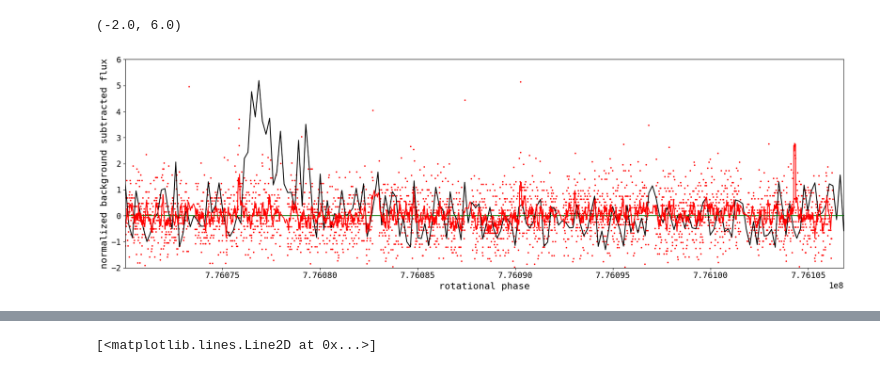
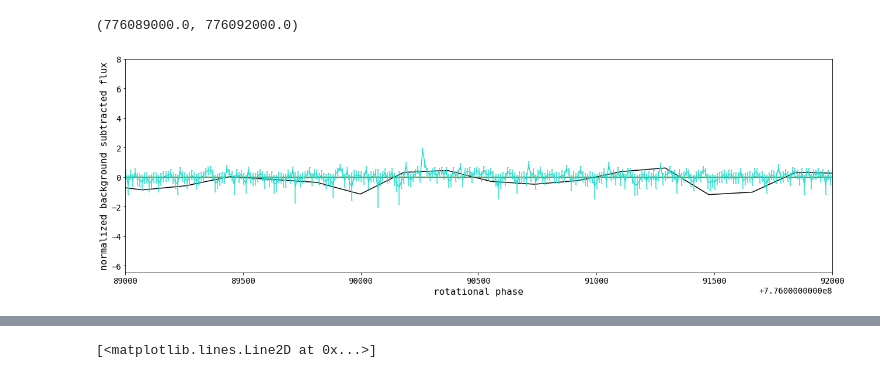
Before and after one commit to ekaterinailin/tic277, a Jupyter notebook: notebooks/look_at_data.ipynb, the cells around one changed output, grey strips where cells are left out. Drawn from its saved outputs; the diff is of its cells as text; code cells hidden in the pictures.

Commit message:
added more to gitignore, set up read module, added some tests

```diff
--- a/notebooks/look_at_data.ipynb
+++ b/notebooks/look_at_data.ipynb
@@ -321,40 +210,65 @@ Text(0.5, 0, 'rotational phase')
 # %%
-timeseries = pd.read_csv("../data/xmm/om/timeseries.csv")
+paths = [f"../data/xmm/om/P0901200101OMS00{n}TIMESR0000.FIT" for n in range(1,9)]
+timeseries = pd.DataFrame()
+
+for path in paths:
+    hdr = fits.open(path)[1]
+    time = hdr.data["TIME"]
+    rate = hdr.data["RATE"]
+    err = hdr.data["ERROR"]
+
 
 # fit a flare light curve to the data
 plt.figure(figsize=(18,6))
 
 # define phase but don't fold
 phase = binmids
 
 # without folding no conversion to DataFrame needed, just use flux
 # as is, subtract background and divide by dt
 flux = (hist-bg)/dt
 
 # plot the light curve
 plt.plot(phase, flux/np.median(flux)-1., c="k")
 
 # fit the flare light curve and plot
 params, pcov = optimize.curve_fit(aflare, phase, flux/np.median(flux)-1.,
                                                p0=[7.76075e8, .2, .3])
 plt.plot(phase, aflare(phase, *params), c="green")
 
-plt.scatter(timeseries.time, (timeseries.rate/np.median(timeseries.rate)-1)*3, c="red", s=3)
+for path in paths:
+    hdr = fits.open(path)[1]
+    time = hdr.data["TIME"]
+    rate = hdr.data["RATE"]
+    err = hdr.data["ERROR"]
+    df = pd.DataFrame({"time":time,
+                "rate":rate,
+                "err":err})
+    rolled = df.rolling(window=5, center=True).mean()
+    # plt.plot(rolled.time, (rolled.rate/np.nanmedian(rolled.rate)-1)*3., alpha=1)
 
-rolled = timeseries.rolling(window=10, center=True).mean()
+    plt.errorbar(time, (rate/np.nanmedian(rate)-1), yerr=err/rate, alpha=1, capsize=1)
 
-# print(np.nanmedian(rolled.rate))
-plt.plot(rolled.time, (rolled.rate/np.nanmedian(rolled.rate)-1)*3., c="r")
+# plt.scatter(timeseries.time, (timeseries.rate/np.median(timeseries.rate)-1)*3, c="red", s=3)
+
+# rolled = timeseries.rolling(window=10, center=True).mean()
+
+# # print(np.nanmedian(rolled.rate))
+# plt.plot(rolled.time, (rolled.rate/np.nanmedian(rolled.rate)-1)*3., c="r")
 
 # labels and limits and stuff
 plt.ylabel("normalized background subtracted flux")
 plt.xlabel("rotational phase")
 plt.xlim(phase[0],phase[-1])
-# plt.xlim(7.76075e+08, 7.76082e+08)
-plt.ylim(-2,6)
+
+# plt.xlim(7.76075e+08, 7.76083e+08) # xray flare
+# plt.xlim(7.76104e8, 7.76106e8) # outlier in the end
+plt.xlim(7.76089e8, 7.76092e8) # another flare
+
+# plt.ylim(-2,6)
 # %% [output]
-(-2.0, 6.0)
+(776089000.0, 776092000.0)
-[figure, old version]
+[figure, new version]
 # %%
 
 def sin_func(x, a, b, c):
```
Also changed, not shown: parts of 7 cells of this notebook, 5 other files.
